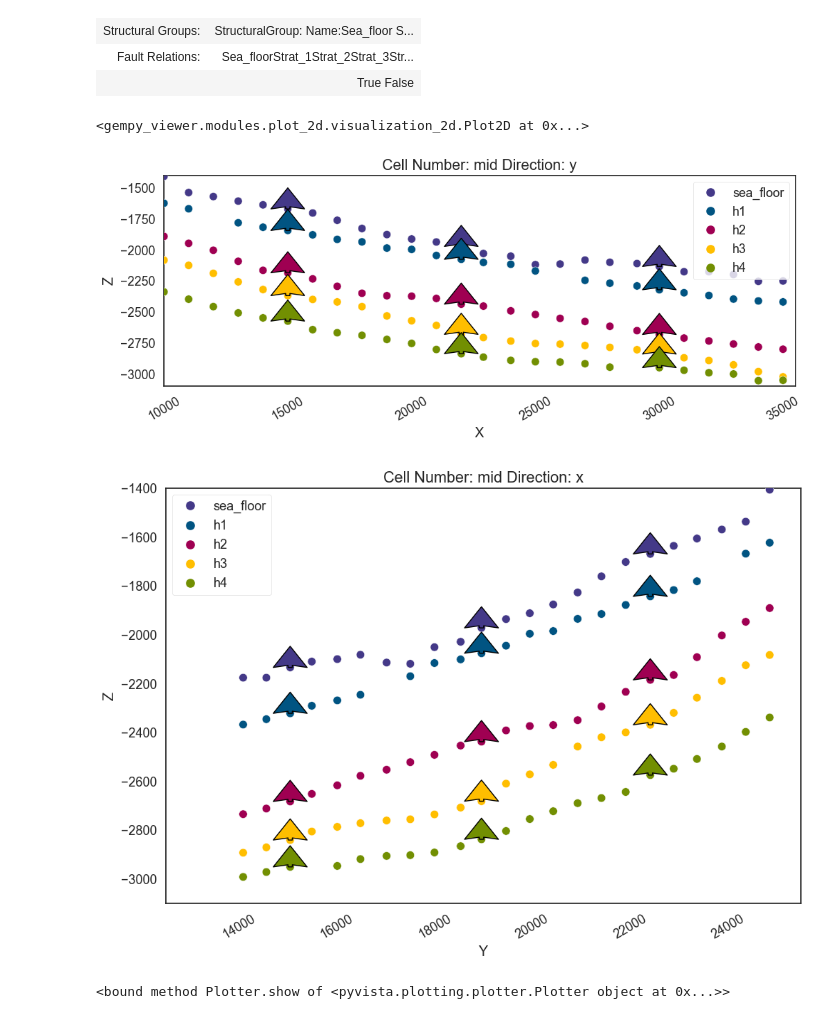
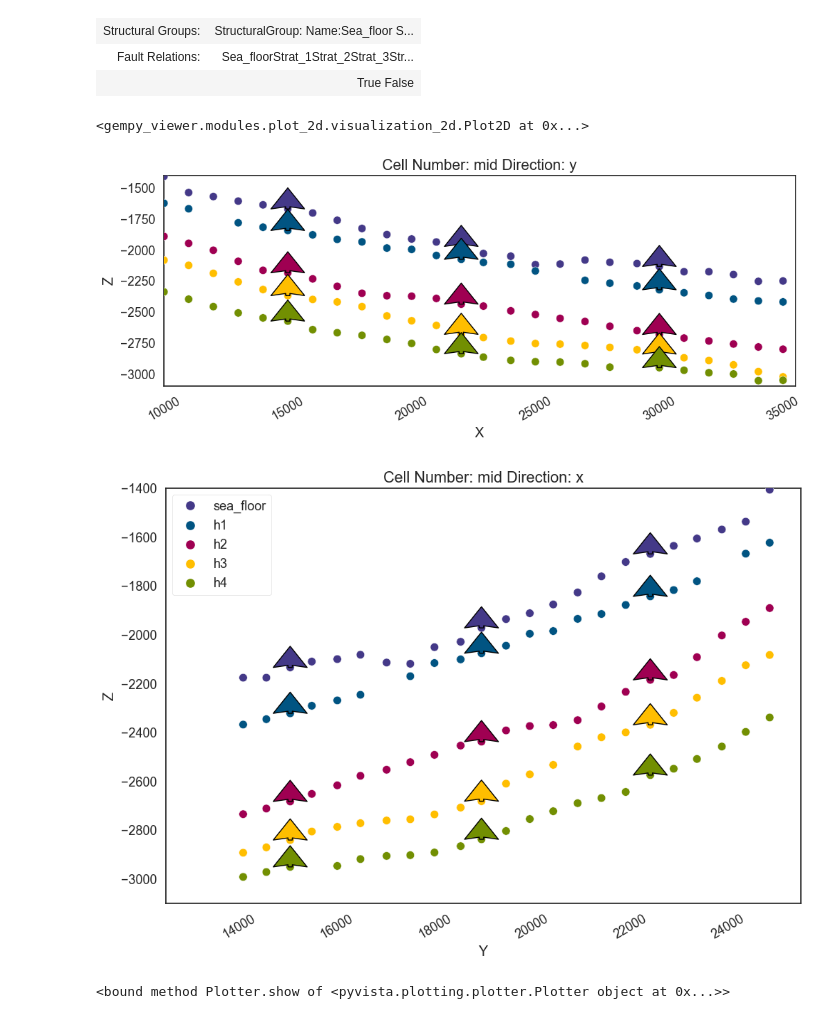
Before and after one commit to PR-4/3Dmodels, a Jupyter notebook: programs/BES/interpreted_seismics/GemPy 3.0/Workflow_Interpreted_Seis_BES_GemPy_3.0_V1_numpy _100 resolution.ipynb, the cells around one changed output. Saved outputs shown, nothing was run; the diff lists cells and outputs as text; code cells hidden in the pictures.

```diff
--- a/programs/BES/interpreted_seismics/GemPy 3.0/Workflow_Interpreted_Seis_BES_GemPy_3.0_V1_numpy _100 resolution.ipynb
+++ b/programs/BES/interpreted_seismics/GemPy 3.0/Workflow_Interpreted_Seis_BES_GemPy_3.0_V1_numpy _100 resolution.ipynb
@@ -52,11 +52,11 @@ Could not find element 'basement' in any group.
 # %%
 #geo_model.grid
 # %%
-gpv.plot_2d(geo_model, direction="y", show_data=True, show_lith=False, ve=5, legend=True)
+gpv.plot_2d(geo_model, direction="y", show_data=True, show_lith=False, ve=5, legend=False)
 gpv.plot_2d(geo_model, direction="x", show_data=True, show_lith=False, ve=5, legend=True)
 # %% [output]
 <gempy_viewer.modules.plot_2d.visualization_2d.Plot2D at 0x...>
-[figure, old version]
+[figure, new version]
 [figure]
 # %%
 gempy_vista_model = gpv.plot_3d(
```
Also changed, not shown: parts of 2 cells of this notebook, 5 other files.
